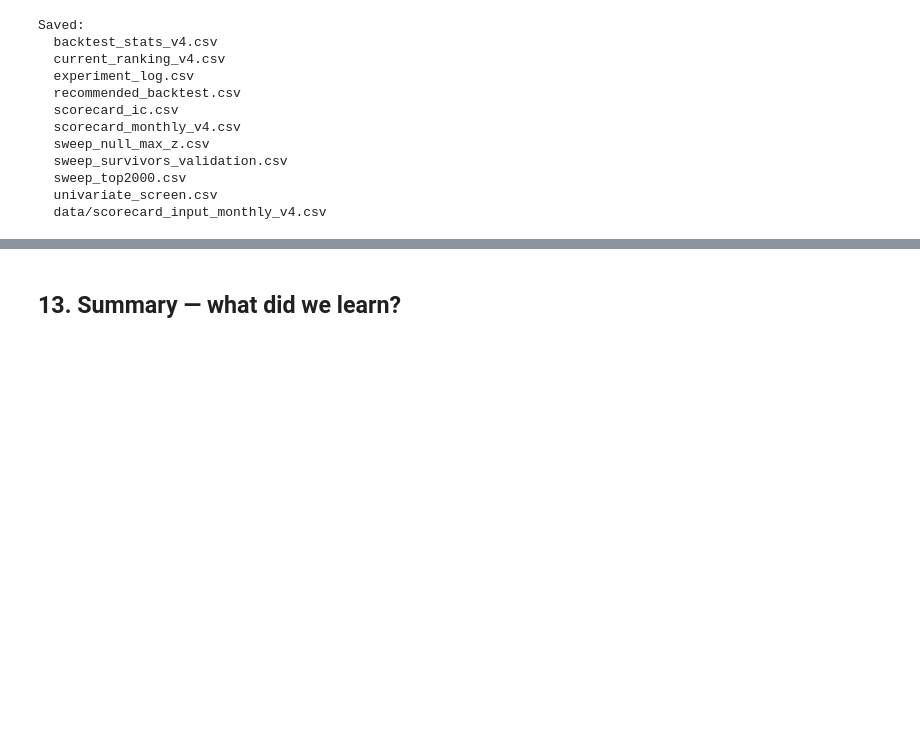
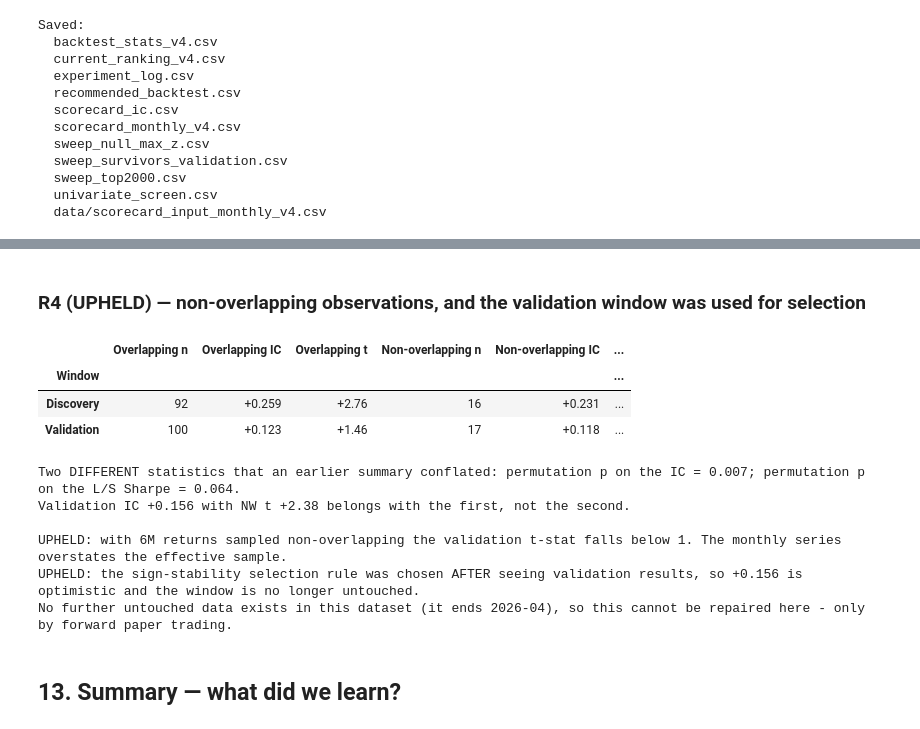
Before and after one commit to SadamAnjaneyulu/Markets-Scorecard, a Jupyter notebook: notebook/Markets_Scorecard_v4.ipynb, the cells around one changed output, grey strips where cells are left out. Drawn from its saved outputs; the diff is of its cells as text; code cells hidden in the pictures; blank space fills up the shorter version.

```diff
--- a/notebook/Markets_Scorecard_v4.ipynb
+++ b/notebook/Markets_Scorecard_v4.ipynb
@@ -994,0 +1086,16 @@ Saved:
+# %%
+W_ = held(base_w_ls(RECO)); cv = (W_.shift(1) * R_USD).dropna(how='any'); cv = cv[(cv.index >= V_W[0]) & (cv.index <= V_W[1])]
+att = pd.DataFrame({'share of L/S P&L': cv.sum() / cv.sum().sum(), 'average weight': W_.mean()})
+display(att.style.format({'share of L/S P&L': '{:+.1%}', 'average weight': '{:+.2f}'}))
+sens = []
+for lab, sig, R_, cols in (('Full composite (5 markets)', RECO, R_USD, COUNTRIES), ('Macro only (no EPS at all)', Z['M03 FCI 6M easing'], R_USD, COUNTRIES),
+                           ('Composite, US excluded', (cs_z((EPS / EPS.shift(6) - 1)[[c for c in COUNTRIES if c != 'US']]) + cs_z(own(chg(FCI, 6))[[c for c in COUNTRIES if c != 'US']])) / 2, R_USD[[c for c in COUNTRIES if c != 'US']], [c for c in COUNTRIES if c != 'US'])):
+    ic = win(ic_series(sig, PX_USD[cols].shift(-3) / PX_USD[cols] - 1), V_W)
+    _r = win(port_ret(held(base_w_ls(sig)), R_), V_W).dropna()
+    sens.append({'Variant': lab, 'Validation IC': ic.mean(), 'Validation Sharpe': _r.mean() * 12 / (_r.std() * np.sqrt(12))})
+display(pd.DataFrame(sens).set_index('Variant').style.format({'Validation IC': '{:+.3f}', 'Validation Sharpe': '{:.2f}'}))
+d_disc = delta_ic(['MI02 EPS revision 6M'], ['M03 FCI 6M easing'], D_W); d_val = delta_ic(['MI02 EPS revision 6M'], ['M03 FCI 6M easing'], V_W)
+display(pd.DataFrame([{'Window': 'Discovery', **d_disc}, {'Window': 'Validation', **d_val}]).set_index('Window').style.format({'IC base': '{:+.3f}', 'IC with addition': '{:+.3f}', 'Delta IC': '{:+.3f}', 'Delta NW t': '{:+.2f}'}))
+print('UPHELD: the US supplies the great majority of the long/short P&L; removing it collapses the result.')
+print('UPHELD: adding FCI to EPS revisions is not statistically justified (delta-IC t is far below 2 in both windows), and macro-only nearly matches the composite.')
+log('R3', 'Review', 'Result is concentrated in the US; FCI may be redundant', 'UPHELD - single-country dependence and no significant incremental value')
@@ -995,3 +1120,30 @@ Saved:
+# %% [markdown]
+### R4 (UPHELD) — non-overlapping observations, and the validation window was used for selection
+# %%
+rows6 = []
+for lab, w in (('Discovery', D_W), ('Validation', V_W)):
+    ic = win(ic_series(RECO, fwd[('USD', 6)]), w); nn = ic.iloc[::6]
+    rows6.append({'Window': lab, 'Overlapping n': len(ic), 'Overlapping IC': ic.mean(), 'Overlapping t': nw_t(ic.values, 6),
+                 'Non-overlapping n': len(nn), 'Non-overlapping IC': nn.mean(), 'Non-overlapping t': nw_t(nn.values, 0)})
+display(pd.DataFrame(rows6).set_index('Window').style.format({'Overlapping IC': '{:+.3f}', 'Overlapping t': '{:+.2f}', 'Non-overlapping IC': '{:+.3f}', 'Non-overlapping t': '{:+.2f}'}))
+icv = win(ic_series(RECO, fwd[('USD', 3)]), V_W)
+print(f'Two DIFFERENT statistics that an earlier summary conflated: permutation p on the IC = {perm_p(RECO, fwd[("USD", 3)], V_W):.3f}; permutation p on the L/S Sharpe = 0.064.')
+print(f'Validation IC {icv.mean():+.3f} with NW t {nw_t(icv.values):+.2f} belongs with the first, not the second.')
+print('\nUPHELD: with 6M returns sampled non-overlapping the validation t-stat falls below 1. The monthly series overstates the effective sample.')
+print('UPHELD: the sign-stability selection rule was chosen AFTER seeing validation results, so +0.156 is optimistic and the window is no longer untouched.')
+print('No further untouched data exists in this dataset (it ends 2026-04), so this cannot be repaired here - only by forward paper trading.')
+log('R4', 'Review', 'Overlap inflates inference; validation used for model selection', 'UPHELD - effective sample smaller; validation no longer untouched')
+# %% [output]
+|  | Overlapping n | Overlapping IC | Overlapping t | Non-overlapping n | Non-overlapping IC | ... |
+| Window |  |  |  |  |  | ... |
+| Discovery | 92 | +0.259 | +2.76 | 16 | +0.231 | ... |
+| Validation | 100 | +0.123 | +1.46 | 17 | +0.118 | ... |
+Two DIFFERENT statistics that an earlier summary conflated: permutation p on the IC = 0.007; permutation p on the L/S Sharpe = 0.064.
+Validation IC +0.156 with NW t +2.38 belongs with the first, not the second.
+
+UPHELD: with 6M returns sampled non-overlapping the validation t-stat falls below 1. The monthly series overstates the effective sample.
+UPHELD: the sign-stability selection rule was chosen AFTER seeing validation results, so +0.156 is optimistic and the window is no longer untouched.
+No further untouched data exists in this dataset (it ends 2026-04), so this cannot be repaired here - only by forward paper trading.
 # %% [markdown]
 ## 13. Summary — what did we learn?
 # %%
```
Also changed, not shown: parts of 10 cells of this notebook, 3 other files.
